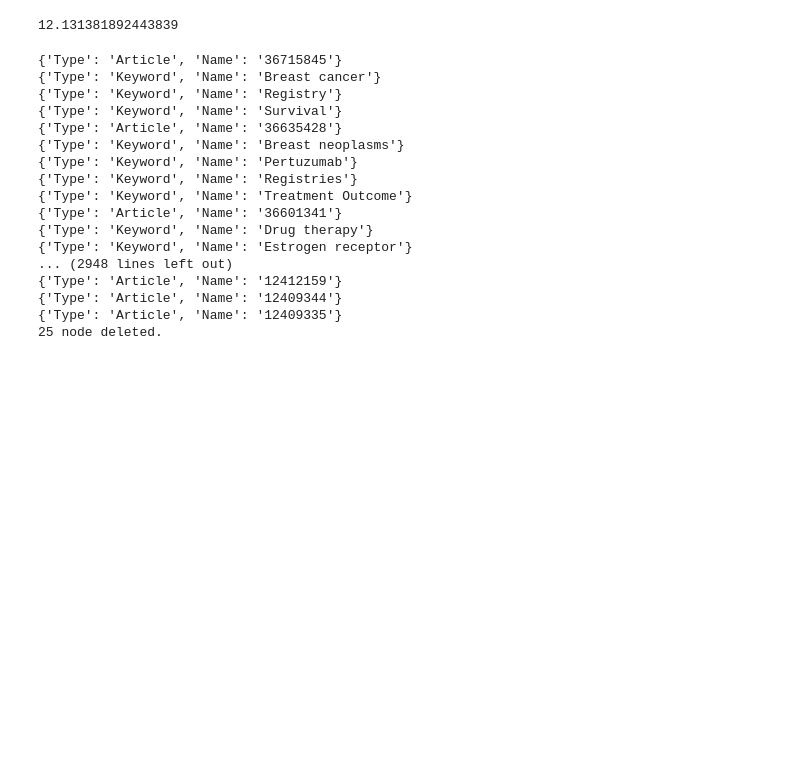
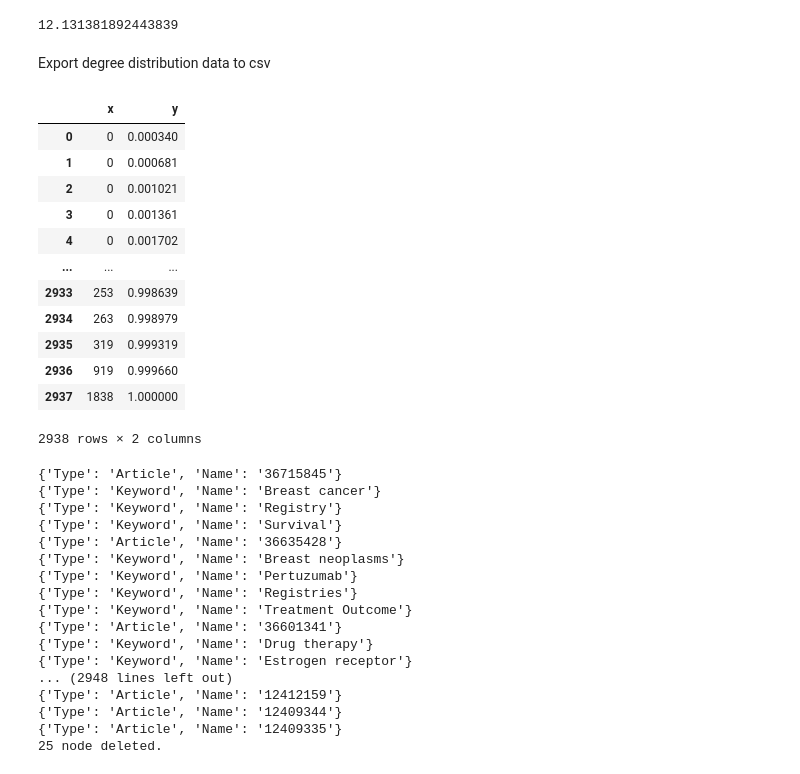
Before and after one commit to EhsanBitaraf/triple-a, a Jupyter notebook: jupyter_lab/test.ipynb, the cells around one changed output. Saved outputs shown, nothing was run; the diff lists cells and outputs as text; code cells hidden in the pictures; blank space fills up the shorter version.

```diff
--- a/jupyter_lab/test.ipynb
+++ b/jupyter_lab/test.ipynb
@@ -120,6 +120,50 @@ ganaliz.average_neighbor_number(G)
 # %% [output]
 [figure]
 12.131381892443839
+# %% [markdown]
+Export degree distribution data to csv
+# %%
+import numpy as np
+import pandas as pd
+from IPython.display import display, HTML
+
+def ecdf(data):
+    return np.sort(data), np.arange(1, len(data) + 1) / len(data)
+
+x, y = ecdf(pd.Series(dict(nx.degree(G))))
+
+# print(len(x))
+# print(len(y))
+
+# for i in range (0,len(x)):
+#     a = x[i]
+#     b = y[i]
+#     print(f' {a} , {b}')
+
+data = {
+  "x": x,
+  "y": y
+}
+
+df = pd.DataFrame(data)
+
+
+display(df)
+df.to_csv('degree_distribution.csv', index=False)
+# %% [output]
+|  | x | y |
+| 0 | 0 | 0.000340 |
+| 1 | 0 | 0.000681 |
+| 2 | 0 | 0.001021 |
+| 3 | 0 | 0.001361 |
+| 4 | 0 | 0.001702 |
+| ... | ... | ... |
+| 2933 | 253 | 0.998639 |
+| 2934 | 263 | 0.998979 |
+| 2935 | 319 | 0.999319 |
+| 2936 | 919 | 0.999660 |
+| 2937 | 1838 | 1.000000 |
+2938 rows × 2 columns
 # %%
 H = G.to_undirected()
 i = 0
```
Also changed, not shown: parts of 1 cell of this notebook, 7 other files.
